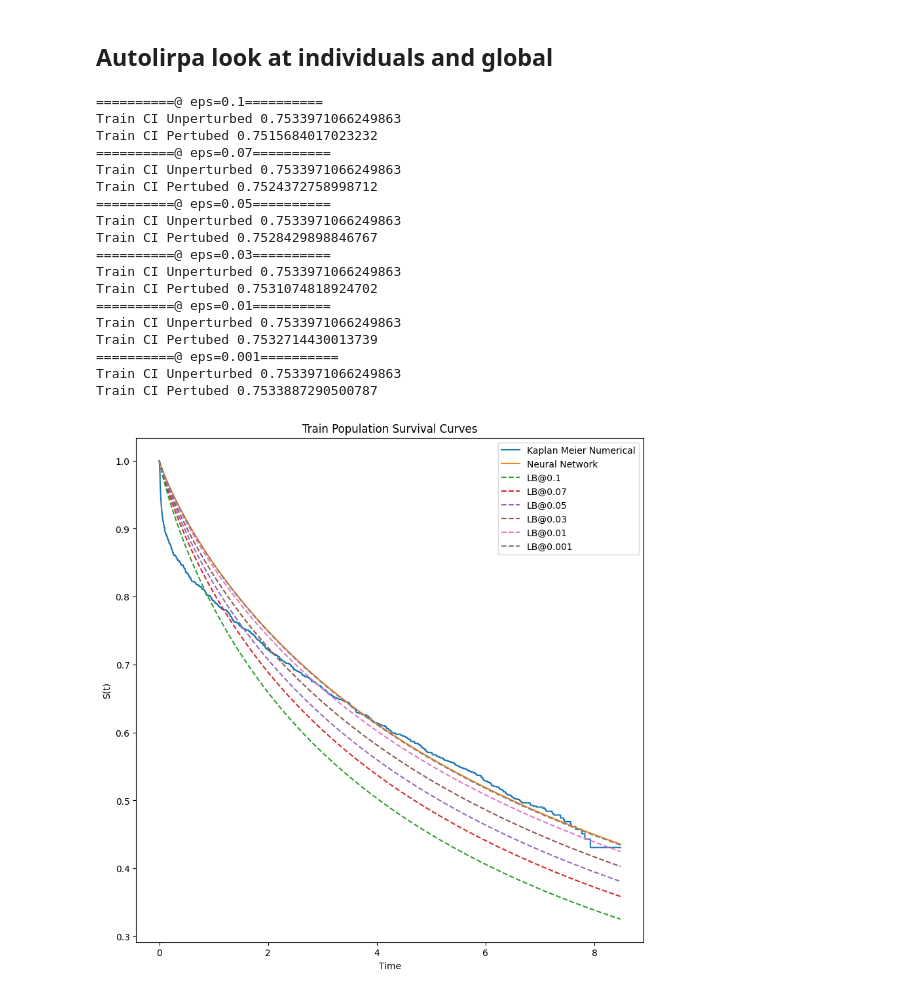
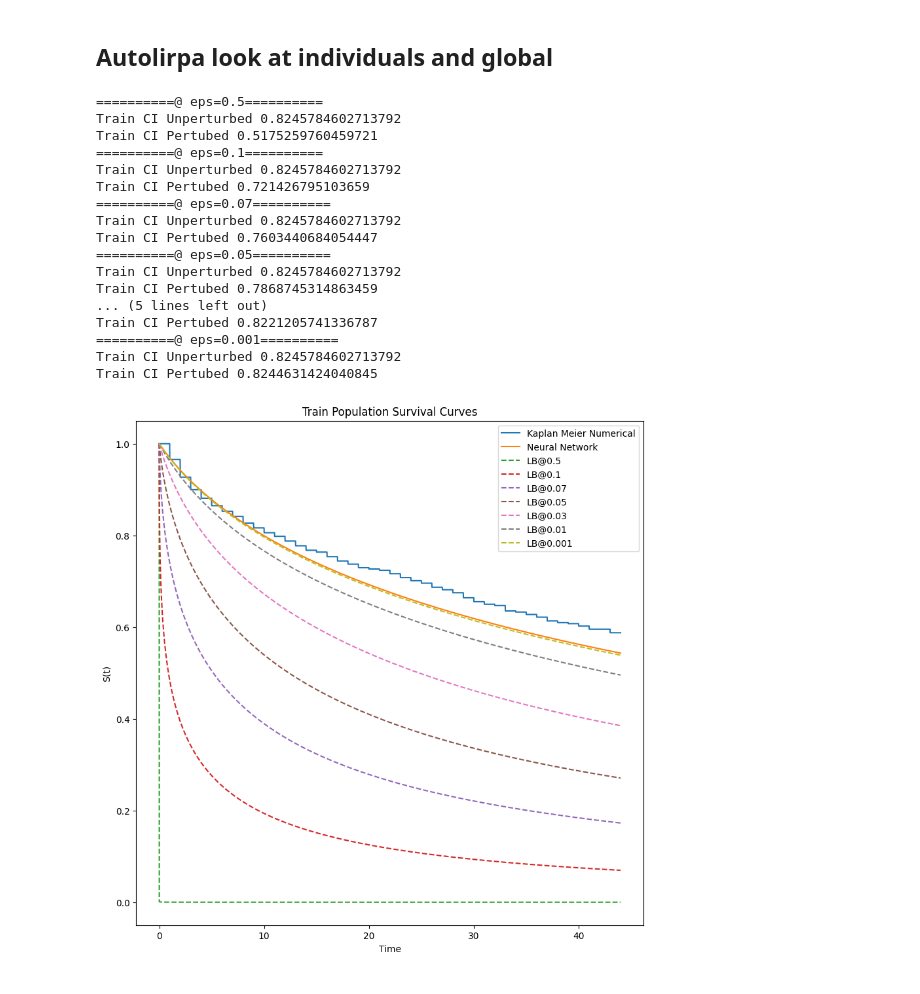
Before and after one commit to mlpotter/SAWAR, a Jupyter notebook: main_vanilla.ipynb, the cells around one changed output. Saved outputs shown, nothing was run; the diff lists cells and outputs as text; code cells hidden in the pictures.

```diff
--- a/main_vanilla.ipynb
+++ b/main_vanilla.ipynb
@@ -19,11 +19,11 @@ from tqdm import tqdm
 import pandas as pd
 import numpy as np
 # %%
-dataset_train,dataset_test = load_datasets("TRACE",test_size=0.2)
+dataset_train,dataset_test = load_datasets("Dialysis",test_size=0.2)
 # %%
 input_dims = dataset_train.tensors[0].shape[1]
 output_dim = 1
-hidden_dim = [15]
+hidden_dim = [15,15]
 batch_size = 32
 print_every = 50
 lr = 1e-5
@@ -179,46 +179,46 @@ def lower_bound(clf,nominal_input,epsilon):
 plt.figure(figsize=(10,10))
 X_train,T_train,E_train = dataloader_train.dataset.tensors
 t = torch.linspace(0,T_train.max(),10000)
 
 St_given_x = clf.survival_qdf(X_train,t).detach()
 kmf = KaplanMeierFitter()
 kmf.fit(durations=T_train,event_observed=E_train)
 St_kmf = kmf.predict(times=t.ravel().numpy())
 
 plt.plot(t,St_kmf)
 plt.plot(t,St_given_x.mean(0))
 
-epsilons = [0.1,0.07,0.05,0.03,0.01,0.001]
+epsilons = [0.5,0.1,0.07,0.05,0.03,0.01,0.001]
 for epsilon in epsilons:
     lb,ub = lower_bound(model,X_train,epsilon)
+    ub[ub.isnan()] = 10000
     St_lb = torch.exp(-ub*t).mean(0)
     print("="*10 + "@ eps={}".format(epsilon) + "="*10)
     print("Train CI Unperturbed",concordance_index(event_times=T_train,predicted_scores=-clf.rate_logit(X_train).detach(),event_observed=E_train))
     print("Train CI Pertubed",concordance_index(event_times=T_train,predicted_scores=-ub.detach(),event_observed=E_train))
     plt.plot(t,St_lb.detach(),'--')
 
 
 plt.ylabel("S(t)"); plt.xlabel("Time")
 plt.legend(["Kaplan Meier Numerical","Neural Network"]+[f"LB@{epsilon}" for epsilon in epsilons])
 plt.title("Train Population Survival Curves")
 plt.show()
 # %% [output]
+==========@ eps=0.5==========
+Train CI Unperturbed 0.8245784602713792
+Train CI Pertubed 0.5175259760459721
 ==========@ eps=0.1==========
-Train CI Unperturbed 0.7533971066249863
-Train CI Pertubed 0.7515684017023232
+Train CI Unperturbed 0.8245784602713792
+Train CI Pertubed 0.721426795103659
 ==========@ eps=0.07==========
-Train CI Unperturbed 0.7533971066249863
-Train CI Pertubed 0.7524372758998712
+Train CI Unperturbed 0.8245784602713792
+Train CI Pertubed 0.7603440684054447
 ==========@ eps=0.05==========
-Train CI Unperturbed 0.7533971066249863
-Train CI Pertubed 0.7528429898846767
-==========@ eps=0.03==========
-Train CI Unperturbed 0.7533971066249863
-Train CI Pertubed 0.7531074818924702
-==========@ eps=0.01==========
-Train CI Unperturbed 0.7533971066249863
-Train CI Pertubed 0.7532714430013739
+Train CI Unperturbed 0.8245784602713792
+Train CI Pertubed 0.7868745314863459
+... (5 lines left out)
+Train CI Pertubed 0.8221205741336787
 ==========@ eps=0.001==========
-Train CI Unperturbed 0.7533971066249863
-Train CI Pertubed 0.7533887290500787
+Train CI Unperturbed 0.8245784602713792
+Train CI Pertubed 0.8244631424040845
-[figure, old version]
+[figure, new version]
```
Also changed, not shown: parts of 18 cells of this notebook, 4 other files.
